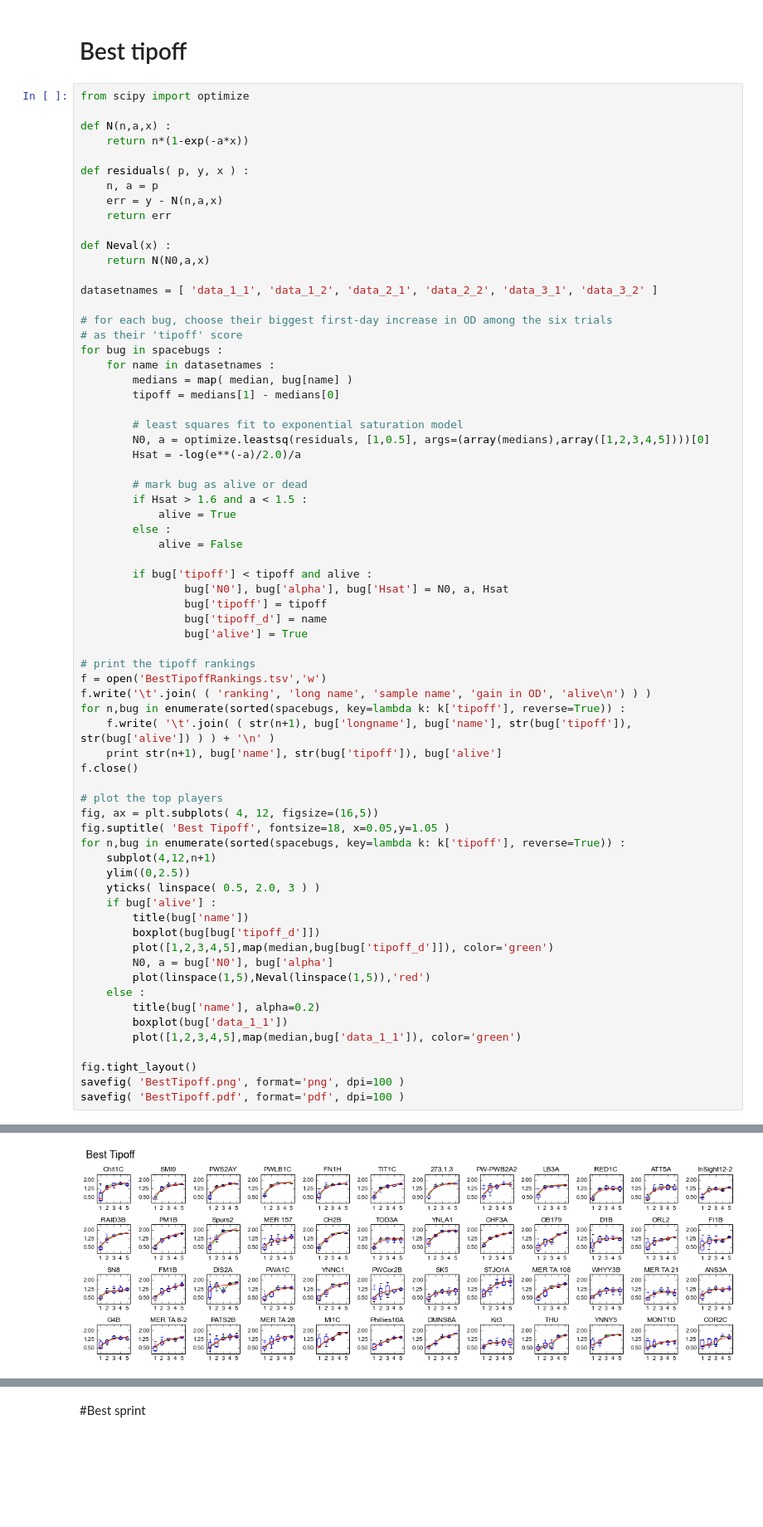
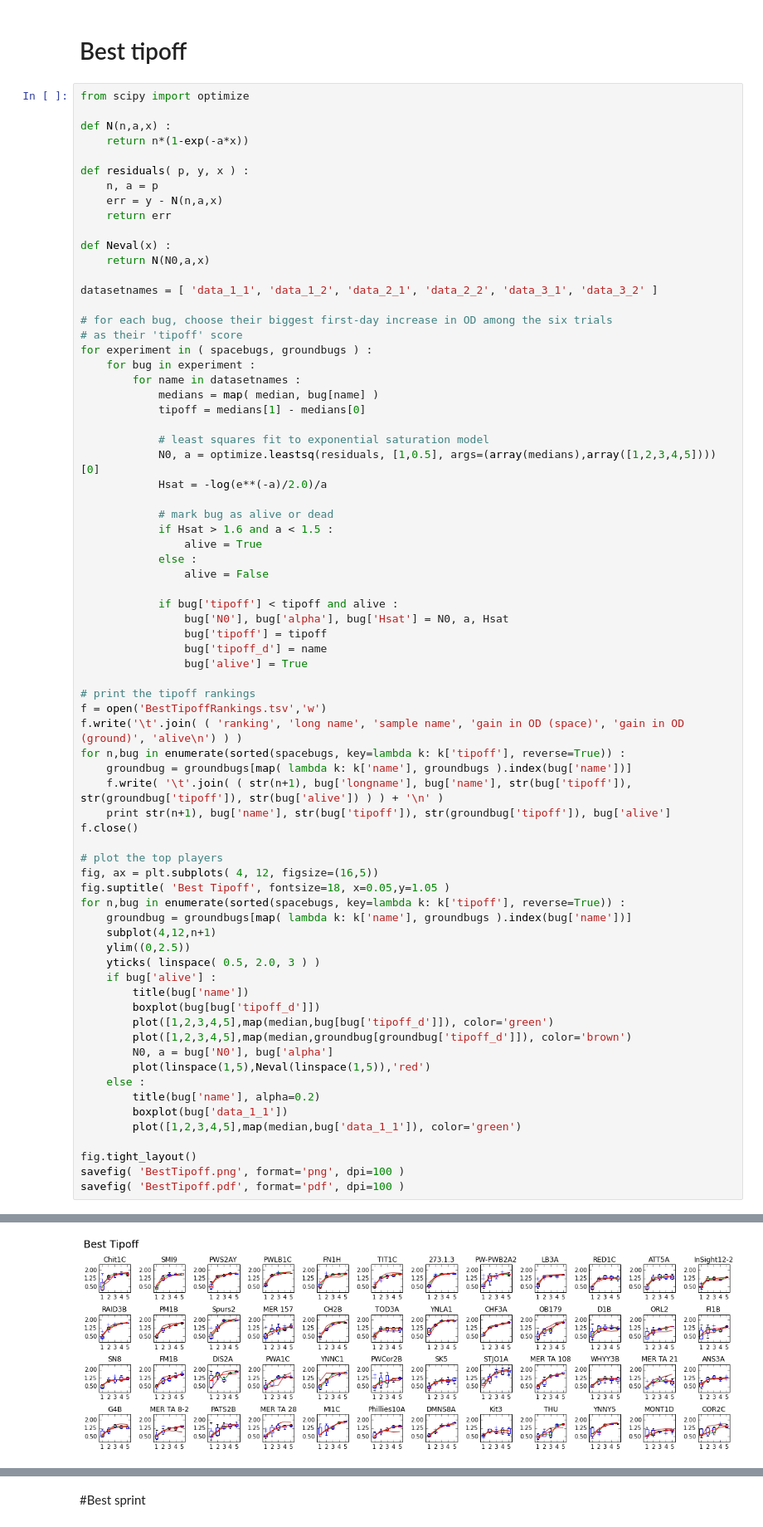
Before and after one commit to ryneches/SpaceGrowth, a Jupyter notebook: SpaceGrowthWinners.ipynb, the cells around one changed output, grey strips where cells are left out. Shown at 83% size. Saved outputs shown, nothing was run; the diff lists cells and outputs as text; blank space fills up the shorter version.

```diff
--- a/SpaceGrowthWinners.ipynb
+++ b/SpaceGrowthWinners.ipynb
@@ -239,22 +243,23 @@ datasetnames = [ 'data_1_1', 'data_1_2', 'data_2_1', 'data_2_2', 'data_3_1', 'da
 
 # for each bug, choose their biggest first-day increase in OD among the six trials
 # as their 'tipoff' score
-for bug in spacebugs :
-    for name in datasetnames :
-        medians = map( median, bug[name] )
-        tipoff = medians[1] - medians[0]
+for experiment in ( spacebugs, groundbugs ) :
+    for bug in experiment :
+        for name in datasetnames :
+            medians = map( median, bug[name] )
+            tipoff = medians[1] - medians[0]
 
-        # least squares fit to exponential saturation model
-        N0, a = optimize.leastsq(residuals, [1,0.5], args=(array(medians),array([1,2,3,4,5])))[0]
-        Hsat = -log(e**(-a)/2.0)/a
+            # least squares fit to exponential saturation model
+            N0, a = optimize.leastsq(residuals, [1,0.5], args=(array(medians),array([1,2,3,4,5])))[0]
+            Hsat = -log(e**(-a)/2.0)/a
 
-        # mark bug as alive or dead
-        if Hsat > 1.6 and a < 1.5 :
-            alive = True
-        else :
-            alive = False
+            # mark bug as alive or dead
+            if Hsat > 1.6 and a < 1.5 :
+                alive = True
+            else :
+                alive = False
 
-        if bug['tipoff'] < tipoff and alive :
+            if bug['tipoff'] < tipoff and alive :
                 bug['N0'], bug['alpha'], bug['Hsat'] = N0, a, Hsat
                 bug['tipoff'] = tipoff
                 bug['tipoff_d'] = name
@@ -262,16 +267,18 @@ for bug in spacebugs :
 
 # print the tipoff rankings
 f = open('BestTipoffRankings.tsv','w')
-f.write('\t'.join( ( 'ranking', 'long name', 'sample name', 'gain in OD', 'alive\n') ) )
+f.write('\t'.join( ( 'ranking', 'long name', 'sample name', 'gain in OD (space)', 'gain in OD (ground)', 'alive\n') ) )
 for n,bug in enumerate(sorted(spacebugs, key=lambda k: k['tipoff'], reverse=True)) :
-    f.write( '\t'.join( ( str(n+1), bug['longname'], bug['name'], str(bug['tipoff']), str(bug['alive']) ) ) + '\n' )
-    print str(n+1), bug['name'], str(bug['tipoff']), bug['alive']
+    groundbug = groundbugs[map( lambda k: k['name'], groundbugs ).index(bug['name'])]
+    f.write( '\t'.join( ( str(n+1), bug['longname'], bug['name'], str(bug['tipoff']), str(groundbug['tipoff']), str(bug['alive']) ) ) + '\n' )
+    print str(n+1), bug['name'], str(bug['tipoff']), str(groundbug['tipoff']), bug['alive']
 f.close()
 
 # plot the top players
 fig, ax = plt.subplots( 4, 12, figsize=(16,5))
 fig.suptitle( 'Best Tipoff', fontsize=18, x=0.05,y=1.05 )
 for n,bug in enumerate(sorted(spacebugs, key=lambda k: k['tipoff'], reverse=True)) :
+    groundbug = groundbugs[map( lambda k: k['name'], groundbugs ).index(bug['name'])]
     subplot(4,12,n+1)
     ylim((0,2.5))
     yticks( linspace( 0.5, 2.0, 3 ) )
@@ -279,6 +286,7 @@ for n,bug in enumerate(sorted(spacebugs, key=lambda k: k['tipoff'], reverse=True
         title(bug['name'])
         boxplot(bug[bug['tipoff_d']])
         plot([1,2,3,4,5],map(median,bug[bug['tipoff_d']]), color='green')
+        plot([1,2,3,4,5],map(median,groundbug[groundbug['tipoff_d']]), color='brown')
         N0, a = bug['N0'], bug['alpha']
         plot(linspace(1,5),Neval(linspace(1,5)),'red')
     else :
@@ -310,4 +318,4 @@ savefig( 'BestTipoff.pdf', format='pdf', dpi=100 )
-[figure, old version]
+[figure, new version]
 # %%
 # plot the top players
 
```
Also changed, not shown: parts of 9 cells of this notebook, 15 other files.
